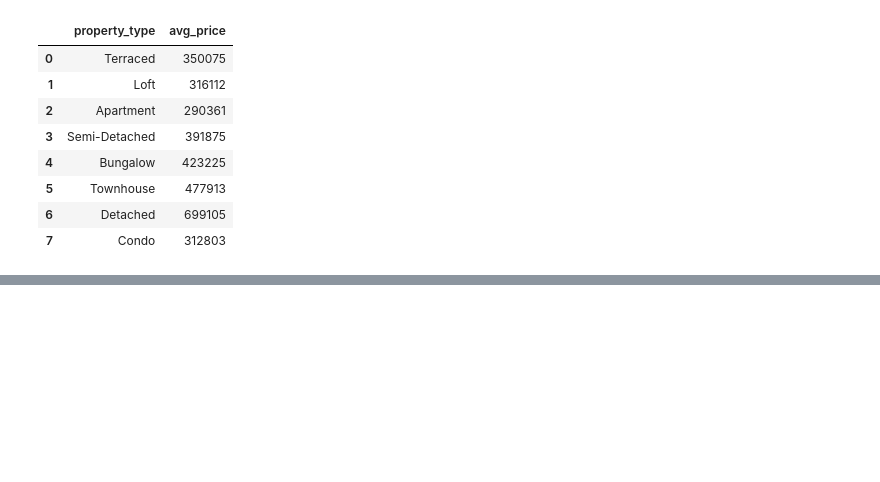
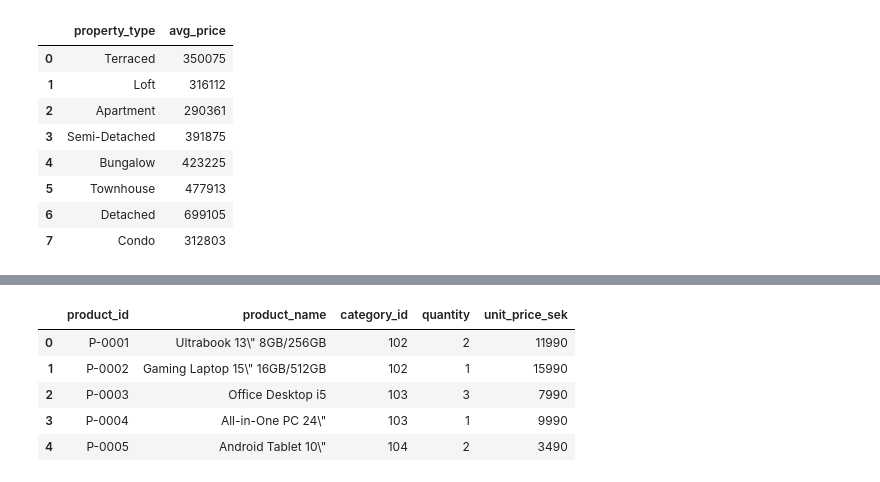
Before and after one commit to AIgineerAB/sql-code-along-DE25, a Jupyter notebook: week6_extra/lecture_13_15.ipynb, the cells around one changed output, grey strips where cells are left out. Saved outputs shown, nothing was run; the diff lists cells and outputs as text; code cells hidden in the pictures; blank space fills up the shorter version.

```diff
--- a/week6_extra/lecture_13_15.ipynb
+++ b/week6_extra/lecture_13_15.ipynb
@@ -166,0 +195,9 @@ query_database("FROM staging.average_price_type;")
+# %%
+query_database("FROM staging.sales;").head()
+# %% [output]
+|  | product_id | product_name | category_id | quantity | unit_price_sek |
+| 0 | P-0001 | Ultrabook 13\" 8GB/256GB | 102 | 2 | 11990 |
+| 1 | P-0002 | Gaming Laptop 15\" 16GB/512GB | 102 | 1 | 15990 |
+| 2 | P-0003 | Office Desktop i5 | 103 | 3 | 7990 |
+| 3 | P-0004 | All-in-One PC 24\" | 103 | 1 | 9990 |
+| 4 | P-0005 | Android Tablet 10\" | 104 | 2 | 3490 |
```
Also changed, not shown: parts of 5 cells of this notebook.
